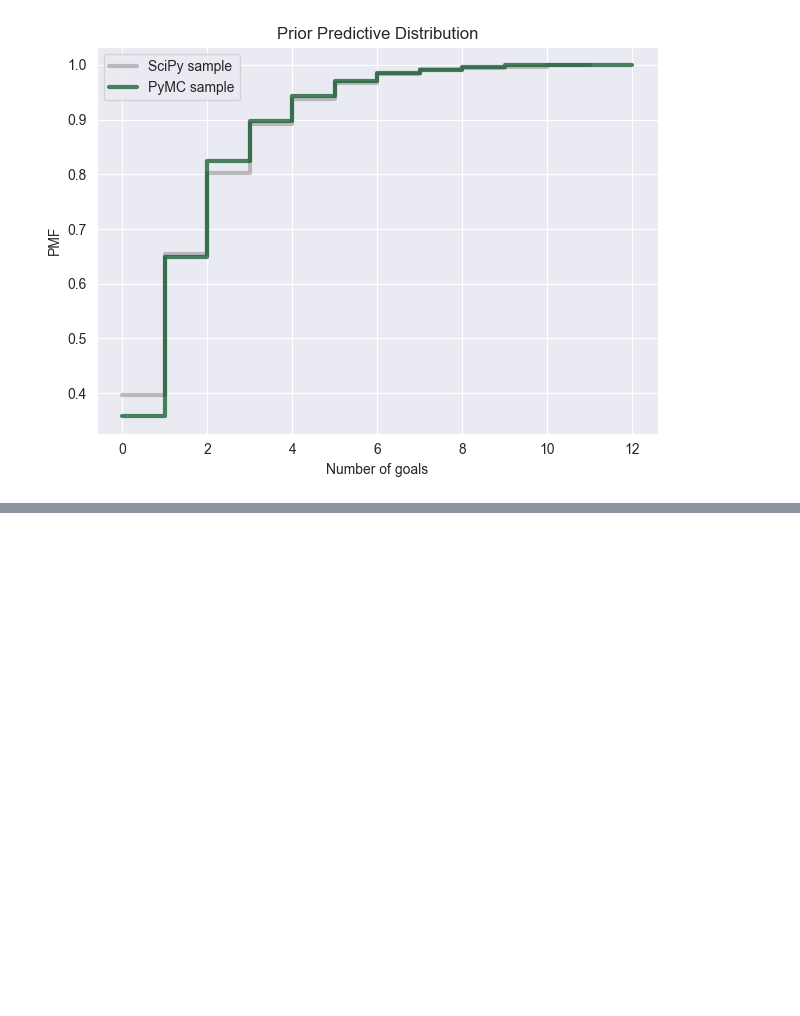
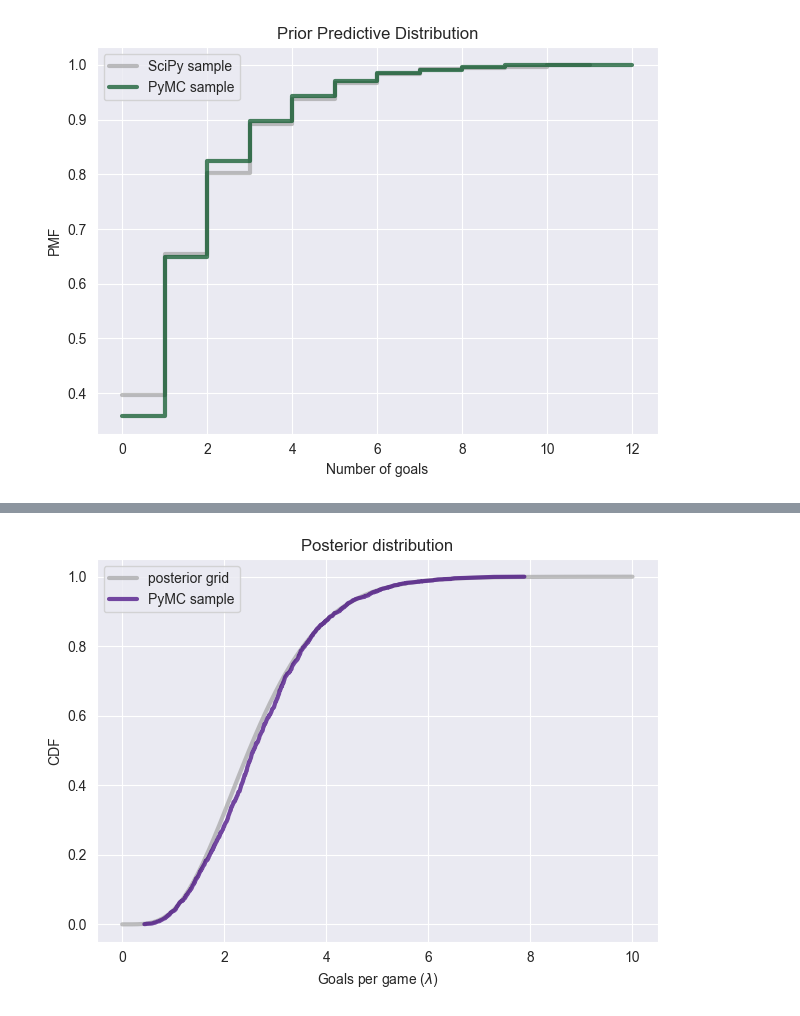
Before and after one commit to Xupeiyi/think-bayes, a Jupyter notebook: chapter19.ipynb, the cells around one changed output, grey strips where cells are left out. Cells and saved outputs as stored; diff of their text form; code cells hidden in the pictures; blank space fills up the shorter version.

```diff
--- a/chapter19.ipynb
+++ b/chapter19.ipynb
@@ -92,0 +95,7 @@ decorate(xlabel='Number of goals', ylabel='PMF', title='Prior Predictive Distrib
+# %%
+with pm.Model() as model2:
+    lam = pm.Gamma('lam', alpha=1.4, beta=1.0)
+    goals = pm.Poisson('goals', lam, observed=4)
+
+with model2:
+    idata2 = pm.sample(500)
@@ -92,0 +109,9 @@ decorate(xlabel='Number of goals', ylabel='PMF', title='Prior Predictive Distrib
+# %%
+sample_post_pymc = get_values(idata2.posterior['lam'])
+
+posterior.make_cdf().plot(label='posterior grid', color='C5')
+plot_cdf(sample_post_pymc, label='PyMC sample', color='C4')
+
+decorate(xlabel=r'Goals per game ($\lambda$)',ylabel='CDF', title='Posterior distribution')
+# %% [output]
+[figure, added]
```
Also changed, not shown: parts of 4 cells of this notebook.
